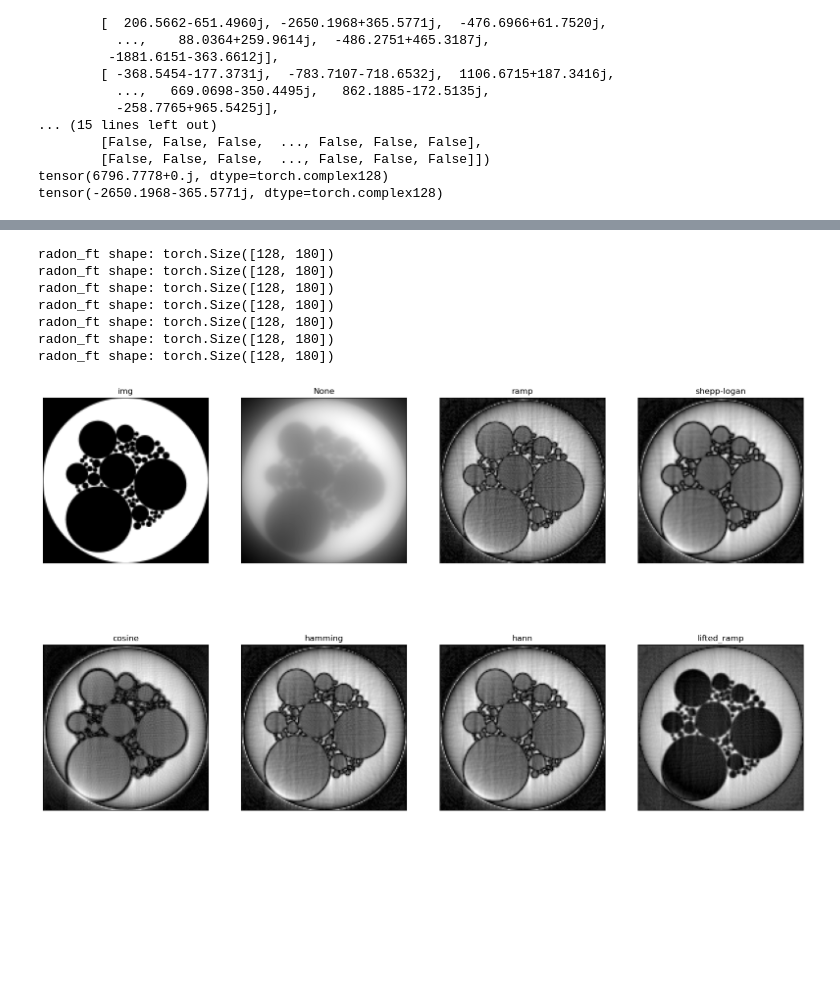
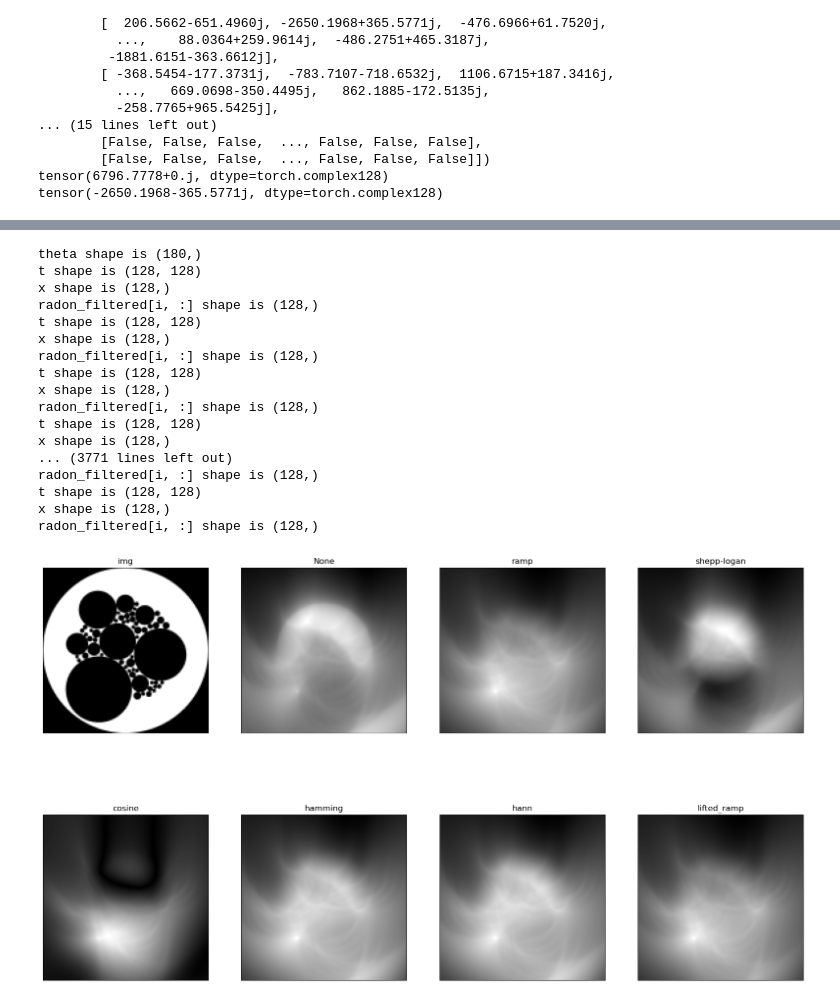
Before and after one commit to gigantocypris/RadonTorch, a Jupyter notebook: inverseRadon/inverse_Radon.ipynb, the cells around one changed output, grey strips where cells are left out. Drawn from its saved outputs; the diff is of its cells as text; code cells hidden in the pictures; blank space fills up the shorter version.

```diff
--- a/inverseRadon/inverse_Radon.ipynb
+++ b/inverseRadon/inverse_Radon.ipynb
@@ -462,17 +462,18 @@ def iradon(radon_image, theta=None, output_size=None,
     if radon_image.ndim != 2:
         raise ValueError('The input image must be 2-D')
     if theta is None:
-        m, n = radon_image.shape # m is height and n is width; n is the number of projection and m is the number of pixels in each projection
+        n, m = radon_image.shape # m is height and n is width; n is the number of projection and m is the number of pixels in each projection
         theta = np.linspace(0, 180, n, endpoint=False)
     else:
         theta = np.asarray(theta)
-    if len(theta) != radon_image.shape[1]:
+    if len(theta) != radon_image.shape[0]:
         raise ValueError("The given ``theta`` does not match the number of "
                          "projections in ``radon_image``.")
 
     #perform high pass filter and inverse radon
+    print(f'theta shape is {theta.shape}')
     th = (3.1415986 / 180.0) * theta
-    f = abs(torch.fft.fftfreq(128)).reshape(-1, 1)*2
+    f = abs(torch.fft.fftfreq(128))*2
     omega = 3.1415926 * f
     # shepp logan filter
     if filter == "ramp":
@@ -496,12 +497,11 @@ def iradon(radon_image, theta=None, output_size=None,
         # Create an array that starts at 0.5, increases to 1 at the middle,
         # then decreases to 0.5 at the end using absolute function
         y = torch.cat((x1, x2))
-        f = y.reshape(-1, 1)
+        f = y
     else:
         raise ValueError("Unknown filter: %s" % filter)
-    # shepp logan filter
+
     radon_ft = torch.fft.fft2(radon_image, axis=0)
-    print(f'radon_ft shape: {radon_ft.shape}')
     projection = radon_ft* f
     radon_filtered = np.real(torch.fft.ifft2(projection, axis=0).numpy())
 
@@ -519,8 +519,11 @@ def iradon(radon_image, theta=None, output_size=None,
     for i in range(len(theta)):
         # th is thera in radians
         t = ypr * np.cos(th[i]) - xpr * np.sin(th[i])
-        x = np.arange(radon_filtered.shape[0]) - mid_index
-        backprojected = np.interp(t, x, radon_filtered[:, i],
+        x = np.arange(radon_filtered.shape[1]) - mid_index
+        print(f't shape is {t.shape}')
+        print(f'x shape is {x.shape}')
+        print(f'radon_filtered[i, :] shape is {radon_filtered[i,:].shape}')
+        backprojected = np.interp(t, x, radon_filtered[i,:],
                                       left=0, right=0)
         reconstructed += backprojected
 
@@ -550,42 +535,52 @@ filters = [None,'ramp','shepp-logan','cosine','hamming','hann','lifted_ramp']
 #filters = ['ramp']
 recons = []
 for filter in filters:
-    recon = iradon(test_sinogram.T, theta=None, output_size=128,filter=filter)
+    recon = iradon(test_sinogram, theta=None, output_size=128,filter=filter)
     recon = torch.tensor(recon)
     recons.append(abs(recon))
 def plot_8_images(image1, title1, image2,title2, image3,title3,image4,title4,image5, title5, image6,title6, image7,title7,image8,title8):
     fig, axs = plt.subplots(2, 4,figsize=(20, 12))
     axs[0,0].imshow(image1.cpu().numpy(), cmap='gray')
     axs[0,0].set_title(title1)
     axs[0,1].imshow(image2.cpu().numpy(), cmap='gray')
     axs[0,1].set_title(title2)
     axs[0,2].imshow(image3.cpu().numpy(), cmap='gray')
     axs[0,2].set_title(title3)
     axs[0,3].imshow(image4.cpu().numpy(), cmap='gray')
     axs[0,3].set_title(title4)
     axs[1,0].imshow(image5.cpu().numpy(), cmap='gray')
     axs[1,0].set_title(title5)
     axs[1,1].imshow(image6.cpu().numpy(), cmap='gray')
     axs[1,1].set_title(title6)
     axs[1,2].imshow(image7.cpu().numpy(), cmap='gray')
     axs[1,2].set_title(title7)
     axs[1,3].imshow(image8.cpu().numpy(), cmap='gray')
     axs[1,3].set_title(title8)
     for i in range(4):
         axs[0,i].set_xticks([])
         axs[0,i].set_yticks([])
         axs[1,i].set_xticks([])
         axs[1,i].set_yticks([])
     plt.show()
 
 plot_8_images(image,'img',recons[0],'None',recons[1],filters[1],recons[2],filters[2],recons[3],filters[3],recons[4],filters[4]
               ,recons[5],filters[5],recons[6],filters[6])
 # %% [output]
-radon_ft shape: torch.Size([128, 180])
-radon_ft shape: torch.Size([128, 180])
-radon_ft shape: torch.Size([128, 180])
-radon_ft shape: torch.Size([128, 180])
-radon_ft shape: torch.Size([128, 180])
-radon_ft shape: torch.Size([128, 180])
-radon_ft shape: torch.Size([128, 180])
+theta shape is (180,)
+t shape is (128, 128)
+x shape is (128,)
+radon_filtered[i, :] shape is (128,)
+t shape is (128, 128)
+x shape is (128,)
+radon_filtered[i, :] shape is (128,)
+t shape is (128, 128)
+x shape is (128,)
+radon_filtered[i, :] shape is (128,)
+t shape is (128, 128)
+x shape is (128,)
+... (3771 lines left out)
+radon_filtered[i, :] shape is (128,)
+t shape is (128, 128)
+x shape is (128,)
+radon_filtered[i, :] shape is (128,)
-[figure, old version]
+[figure, new version]
```
Also changed, not shown: parts of 1 cell of this notebook.
